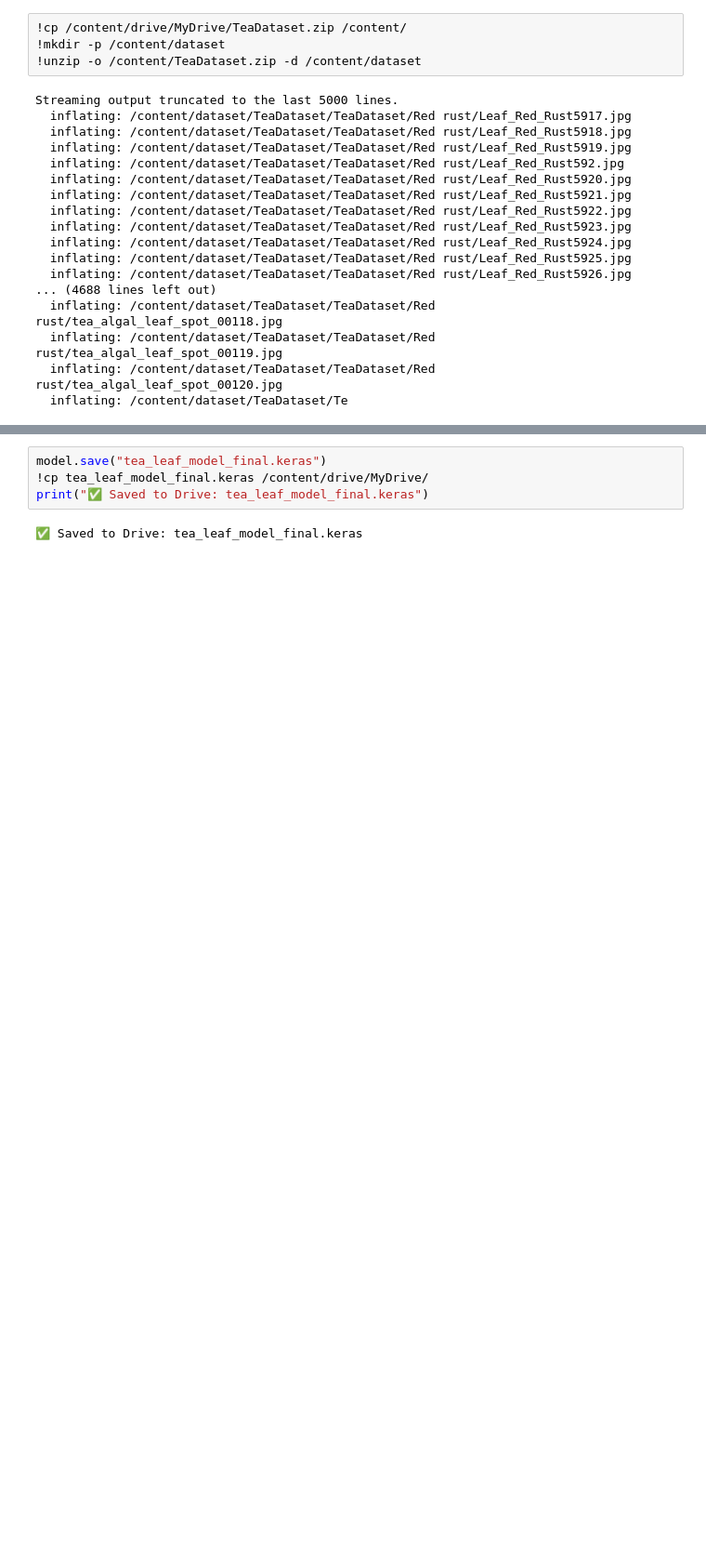
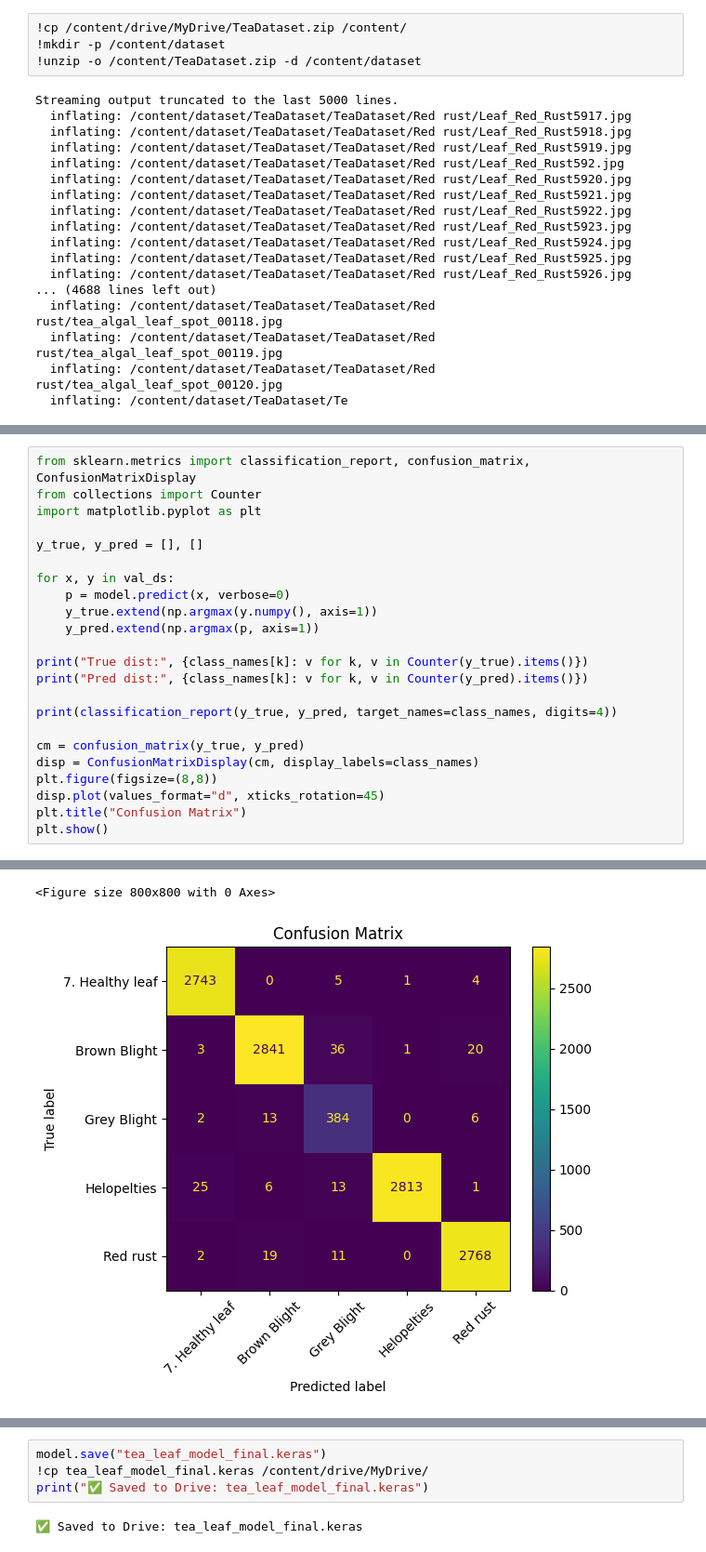
Before and after one commit to Musarrat1/Assembly, a Jupyter notebook: tealeaf.ipynb, the cells around one changed output, grey strips where cells are left out. Shown at 93% size. Saved outputs shown, nothing was run; the diff lists cells and outputs as text; blank space fills up the shorter version.

```diff
--- a/tealeaf.ipynb
+++ b/tealeaf.ipynb
@@ -301,0 +338,24 @@ Epoch 8/8
+# %%
+from sklearn.metrics import classification_report, confusion_matrix, ConfusionMatrixDisplay
+from collections import Counter
+import matplotlib.pyplot as plt
+
+y_true, y_pred = [], []
+
+for x, y in val_ds:
+    p = model.predict(x, verbose=0)
+    y_true.extend(np.argmax(y.numpy(), axis=1))
+    y_pred.extend(np.argmax(p, axis=1))
+
+print("True dist:", {class_names[k]: v for k, v in Counter(y_true).items()})
+print("Pred dist:", {class_names[k]: v for k, v in Counter(y_pred).items()})
+
+print(classification_report(y_true, y_pred, target_names=class_names, digits=4))
+
+cm = confusion_matrix(y_true, y_pred)
+disp = ConfusionMatrixDisplay(cm, display_labels=class_names)
+plt.figure(figsize=(8,8))
+disp.plot(values_format="d", xticks_rotation=45)
+plt.title("Confusion Matrix")
+plt.show()
+# %% [output]
@@ -302,3 +375,5 @@ Epoch 8/8
+<Figure size 800x800 with 0 Axes>
+[figure, added]
 # %%
 from sklearn.metrics import classification_report, confusion_matrix, ConfusionMatrixDisplay
 from collections import Counter
```
Also changed, not shown: parts of 18 cells of this notebook.
